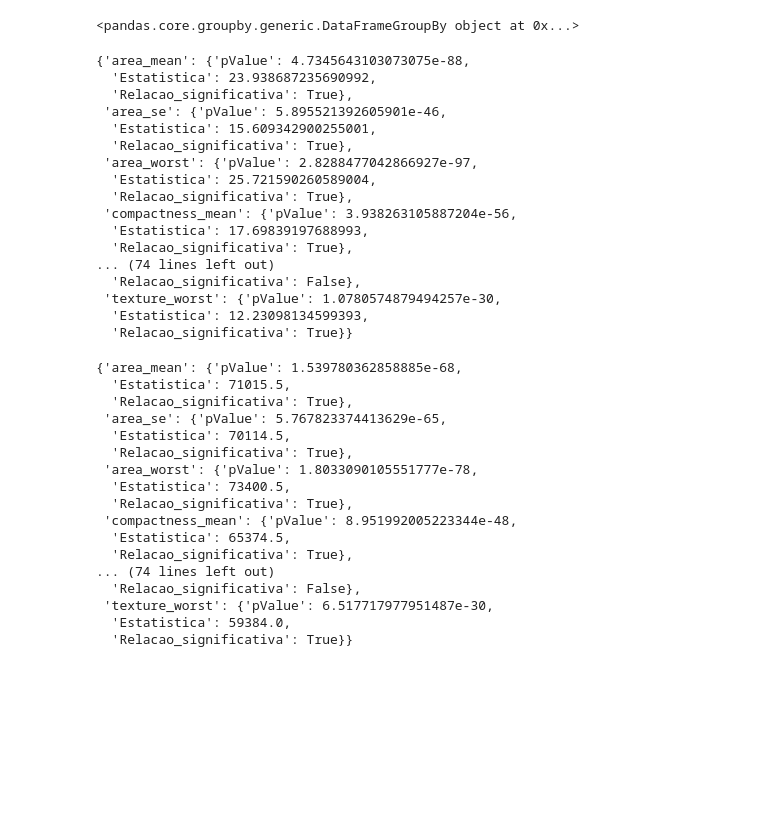
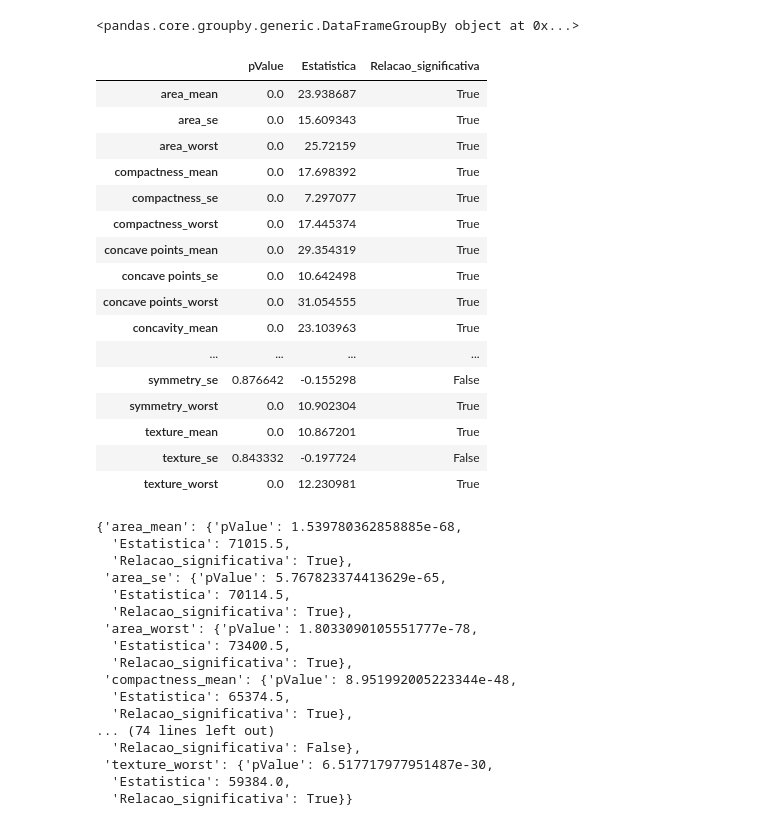
Before and after one commit to HilarioMarques/Classificacao_AlgoritmosLineares_DiagnosticoCancer_Kaggle, a Jupyter notebook: notebooks/AnaliseExploratoria.ipynb, the cells around one changed output. Cells and saved outputs as stored; diff of their text form; code cells hidden in the pictures; blank space fills up the shorter version.

```diff
--- a/notebooks/AnaliseExploratoria.ipynb
+++ b/notebooks/AnaliseExploratoria.ipynb
@@ -329,25 +329,25 @@ for coluna in colunas_numericas:
         "Relacao_significativa": pValue_mw < alfa,
     }
 # %%
-analise_colunas_ttest
+df_analises_pd.DataFrame(analise_colunas_ttest).T
 # %% [output]
-{'area_mean': {'pValue': 4.7345643103073075e-88,
-  'Estatistica': 23.938687235690992,
-  'Relacao_significativa': True},
- 'area_se': {'pValue': 5.895521392605901e-46,
-  'Estatistica': 15.609342900255001,
-  'Relacao_significativa': True},
- 'area_worst': {'pValue': 2.8288477042866927e-97,
-  'Estatistica': 25.721590260589004,
-  'Relacao_significativa': True},
- 'compactness_mean': {'pValue': 3.938263105887204e-56,
-  'Estatistica': 17.69839197688993,
-  'Relacao_significativa': True},
-... (74 lines left out)
-  'Relacao_significativa': False},
- 'texture_worst': {'pValue': 1.0780574879494257e-30,
-  'Estatistica': 12.23098134599393,
-  'Relacao_significativa': True}}
+|  | pValue | Estatistica | Relacao_significativa |
+| area_mean | 0.0 | 23.938687 | True |
+| area_se | 0.0 | 15.609343 | True |
+| area_worst | 0.0 | 25.72159 | True |
+| compactness_mean | 0.0 | 17.698392 | True |
+| compactness_se | 0.0 | 7.297077 | True |
+| compactness_worst | 0.0 | 17.445374 | True |
+| concave points_mean | 0.0 | 29.354319 | True |
+| concave points_se | 0.0 | 10.642498 | True |
+| concave points_worst | 0.0 | 31.054555 | True |
+| concavity_mean | 0.0 | 23.103963 | True |
+| ... | ... | ... | ... |
+| symmetry_se | 0.876642 | -0.155298 | False |
+| symmetry_worst | 0.0 | 10.902304 | True |
+| texture_mean | 0.0 | 10.867201 | True |
+| texture_se | 0.843332 | -0.197724 | False |
+| texture_worst | 0.0 | 12.230981 | True |
 # %%
 analise_colunas_mw
 # %% [output]
```
